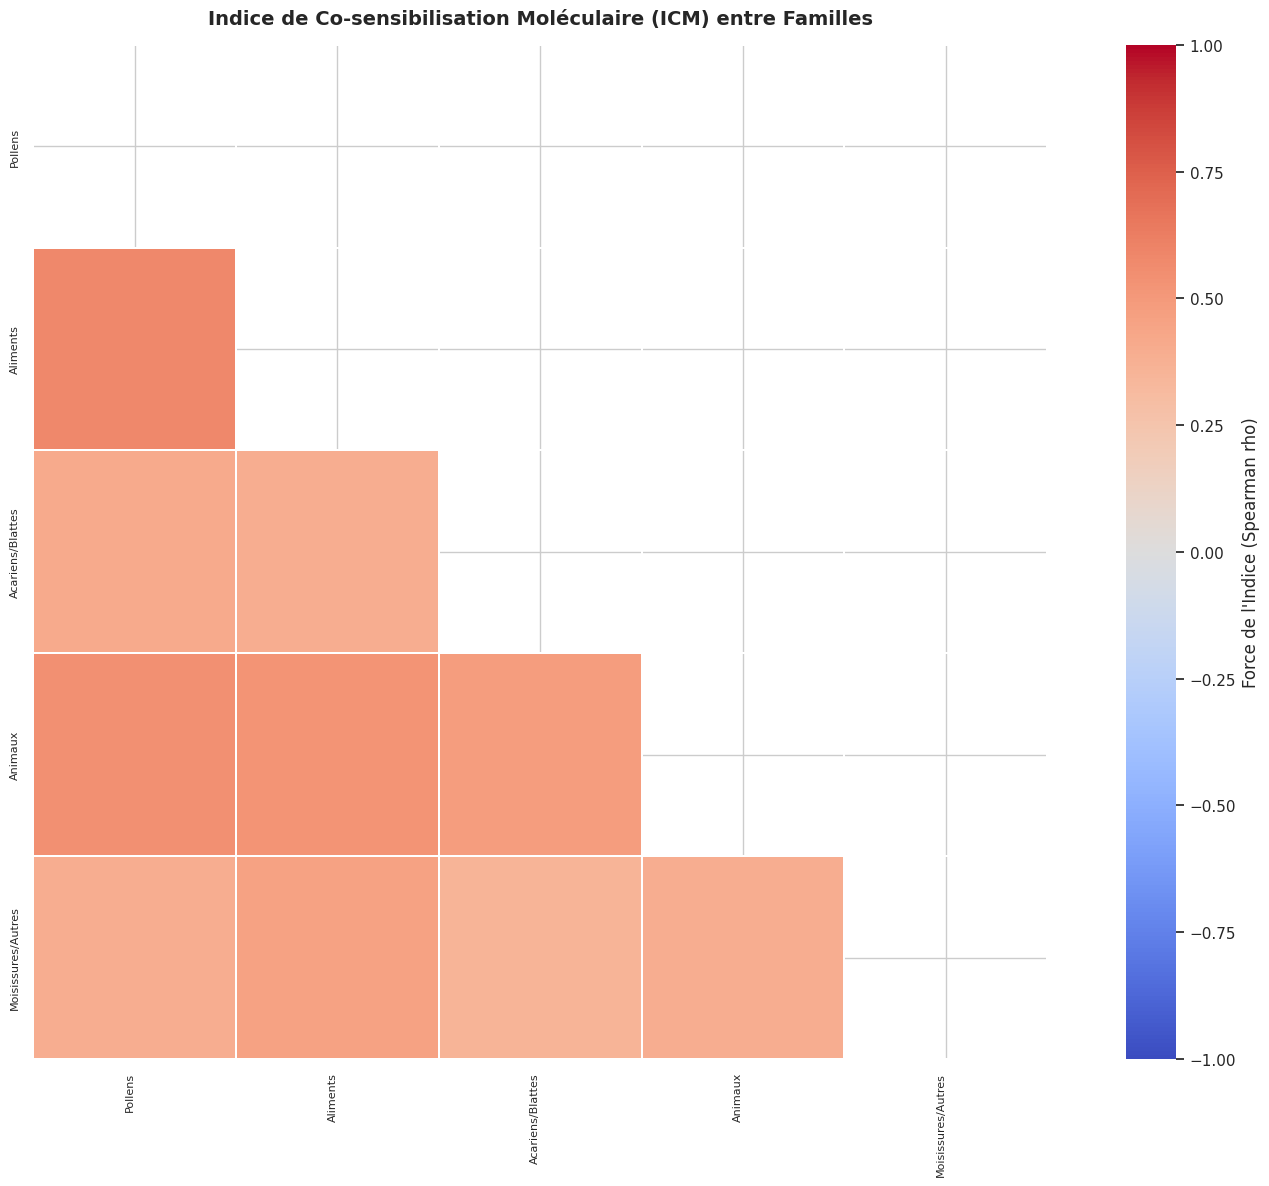
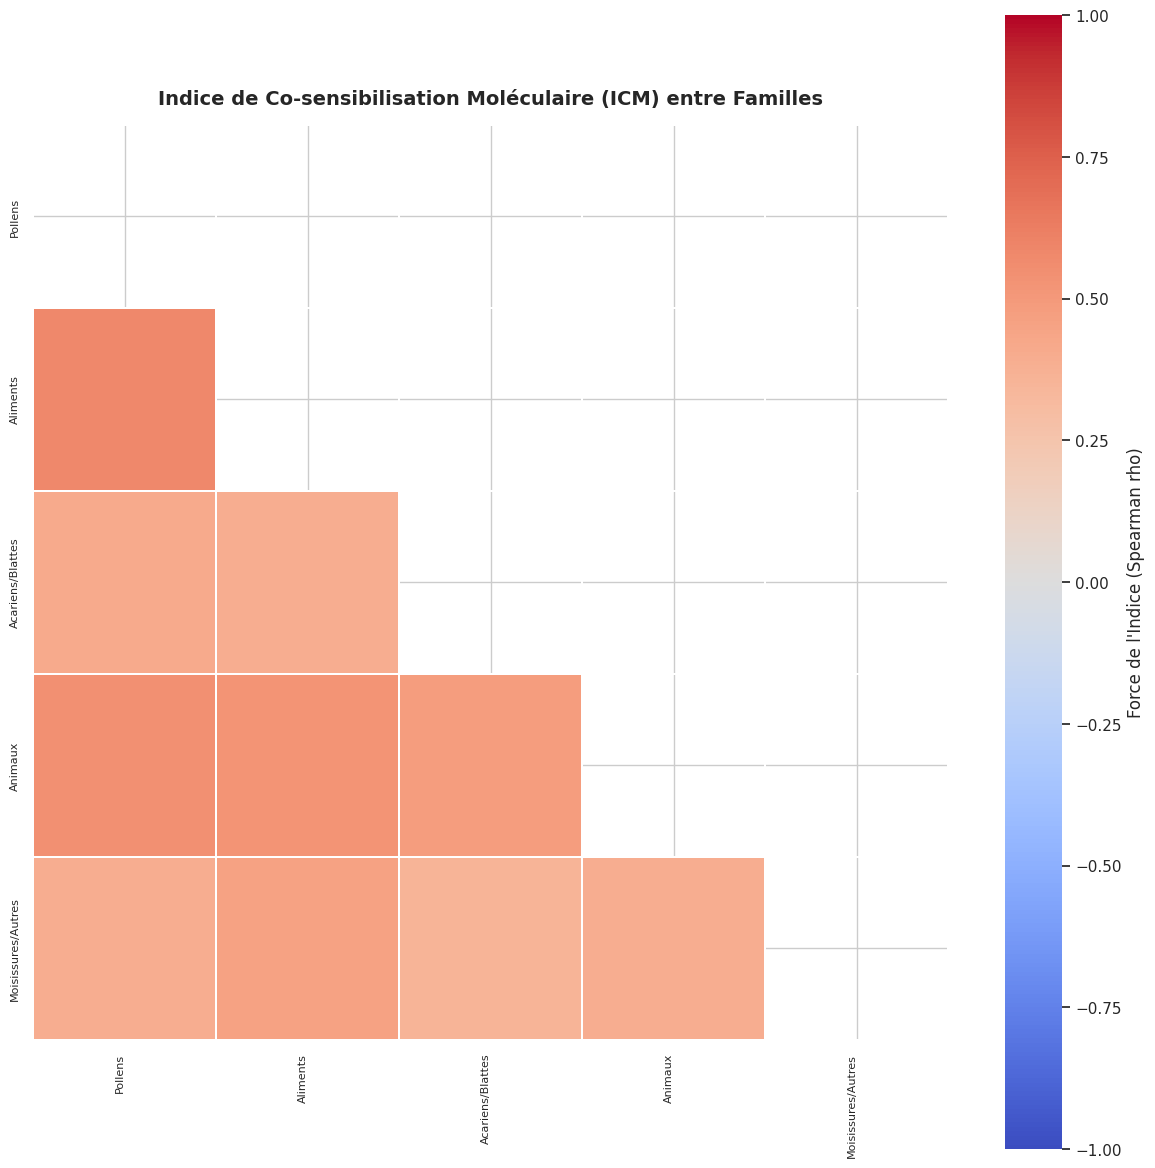
Unified diff of the notebook cell whose output changed from the first chart to the second:
--- before
+++ after
@@ -53,5 +53,5 @@
 # --- TRACÉ DE LA HEATMAP POUR VISUALISER L'ICM ---
 # Optionnel : Ajustez la taille si vous avez beaucoup de molécules (ex: 18, 14)
-plt.figure(figsize=(16, 12))
+plt.figure(figsize=(12, 12))
 
 # Masque pour cacher la moitié supérieure diagonale

Commit: grouping regions that have few patients